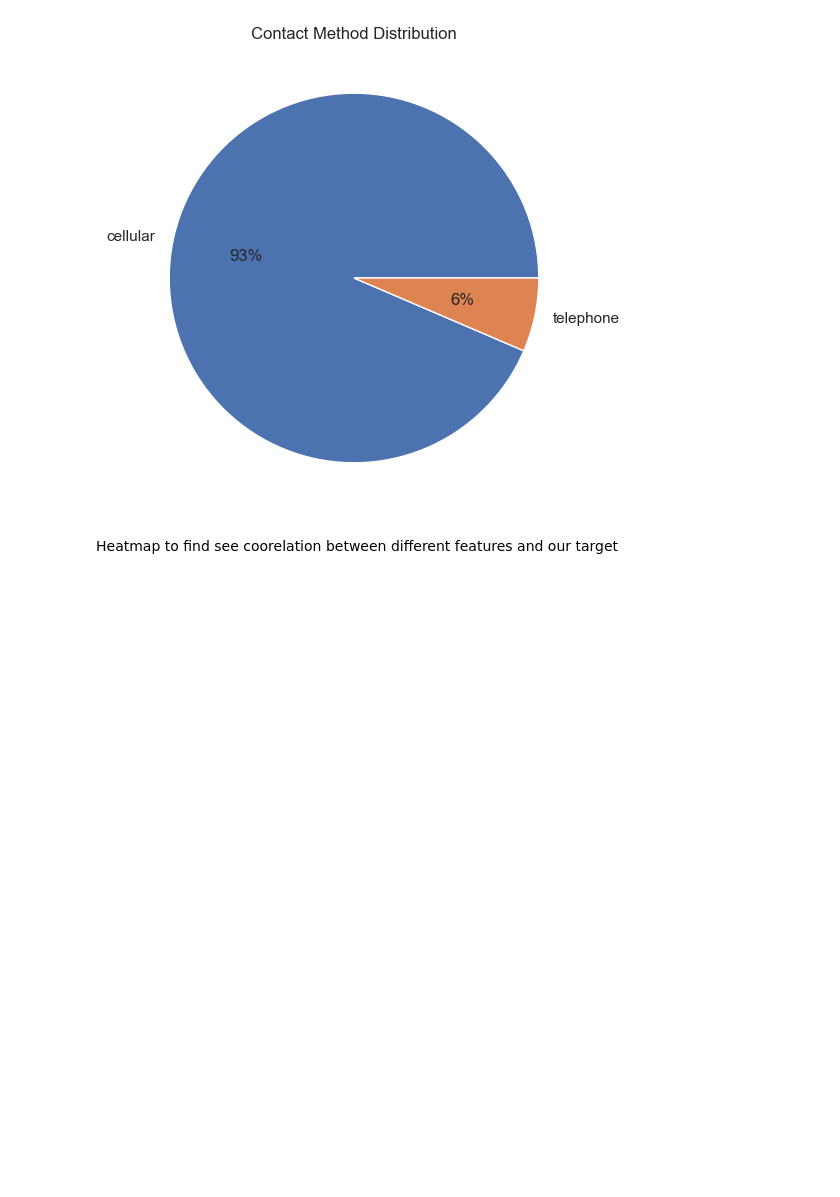
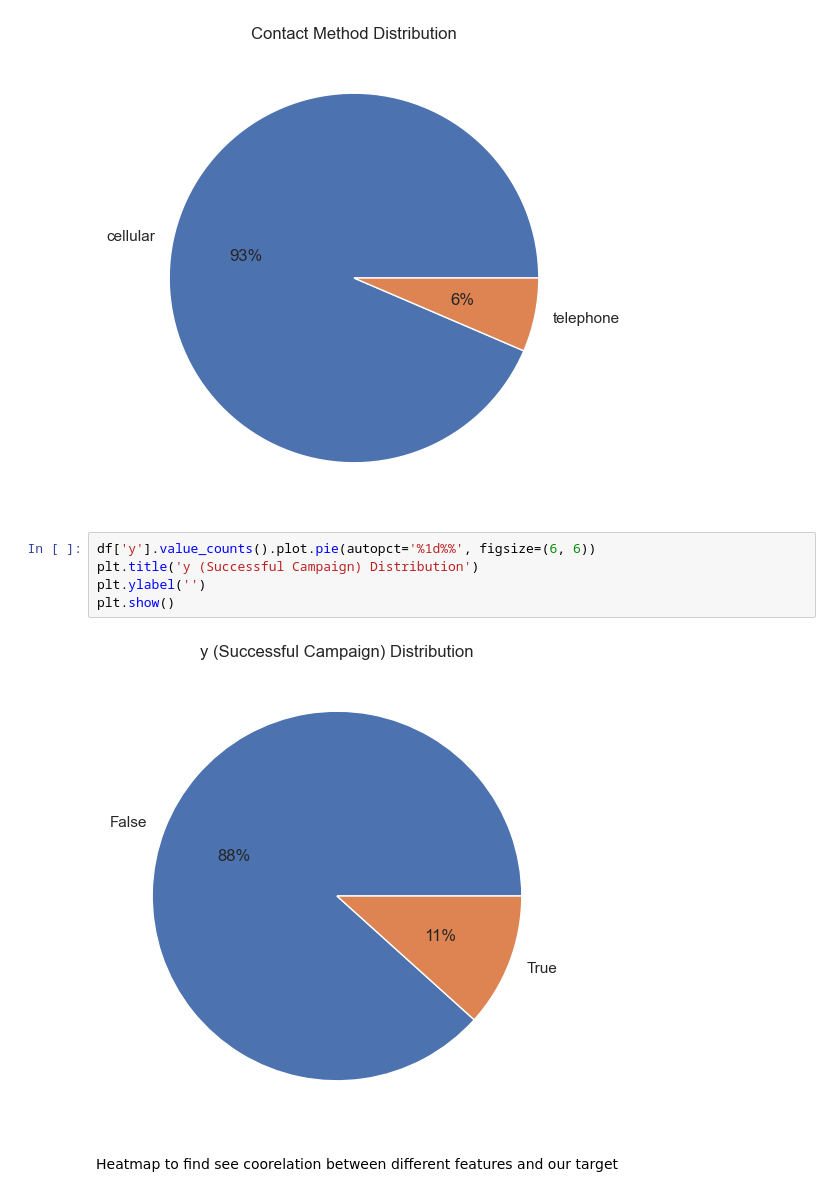
Before and after one commit to nandika-k/Data-Science-Project-2, a Jupyter notebook: Project 2.ipynb, the cells around one changed output. Drawn from its saved outputs; the diff is of its cells as text; blank space fills up the shorter version.

```diff
--- a/Project 2.ipynb
+++ b/Project 2.ipynb
@@ -536,6 +536,13 @@ plt.ylabel('')
 plt.show()
 # %% [output]
 [figure]
+# %%
+df['y'].value_counts().plot.pie(autopct='%1d%%', figsize=(6, 6))
+plt.title('y (Successful Campaign) Distribution')
+plt.ylabel('')
+plt.show()
+# %% [output]
+[figure, added]
 # %% [markdown]
 Heatmap to find see coorelation between different features and our target
 # %%
```
Also changed, not shown: parts of 5 cells of this notebook.
